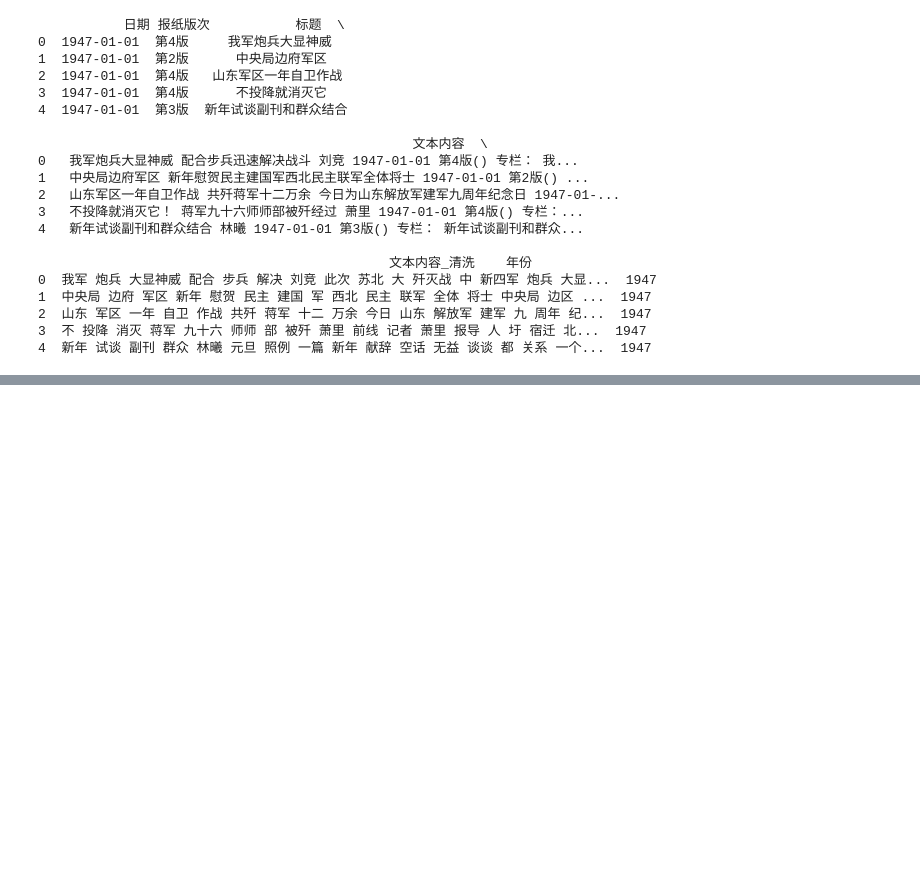
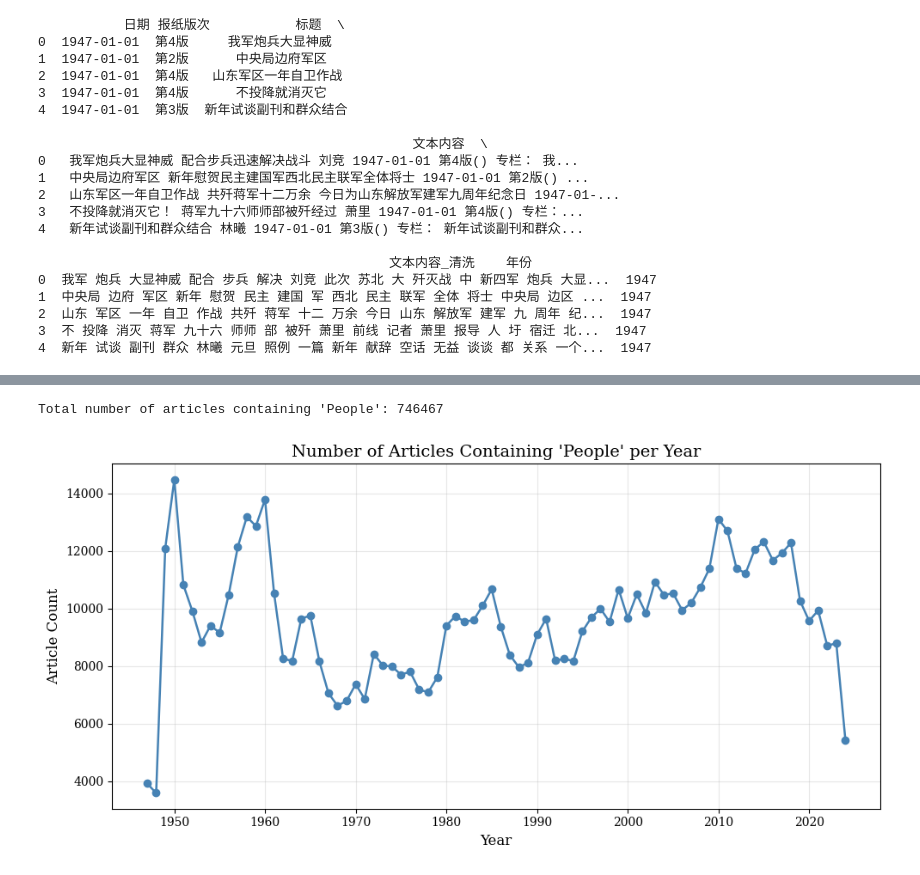
Before and after one commit to JairusJia/thesis, a Jupyter notebook: v1.ipynb, the cells around one changed output, grey strips where cells are left out. Drawn from its saved outputs; the diff is of its cells as text; code cells hidden in the pictures; blank space fills up the shorter version.

```diff
--- a/v1.ipynb
+++ b/v1.ipynb
@@ -213,0 +299,32 @@ print(ddf_cleaned.head(5))
+# %%
+# 1️⃣ 过滤包含“群众”的文章（在 content_cleaned 中搜索）
+mask = ddf_cleaned["content_cleaned"].str.contains("人民", na=False)
+
+# 2️⃣ 统计每年出现的文章数量
+crowd_per_year = (
+    ddf_cleaned[mask]
+    .groupby("year")
+    .size()
+    .compute()
+    .sort_index()
+)
+
+total_crowd_articles = ddf_cleaned[ddf_cleaned["content_cleaned"].str.contains("人民", na=False)].shape[0].compute()
+print("Total number of articles containing 'People':", total_crowd_articles)
+
+# 3️⃣ 绘图（Times New Roman 字体）
+plt.rcParams['font.family'] = 'serif'
+plt.rcParams['font.serif'] = ['Times New Roman', 'Times', 'DejaVu Serif']
+plt.rcParams['axes.unicode_minus'] = False
+
+plt.figure(figsize=(10, 5))
+plt.plot(crowd_per_year.index, crowd_per_year.values, marker="o", linewidth=1.8, color="steelblue")
+plt.title("Number of Articles Containing 'People' per Year", fontsize=14)
+plt.xlabel("Year", fontsize=12)
+plt.ylabel("Article Count", fontsize=12)
+plt.grid(alpha=0.3)
+plt.tight_layout()
+plt.show()
+# %% [output]
+Total number of articles containing 'People': 746467
+[figure, added]
```
Also changed, not shown: parts of 9 cells of this notebook.
